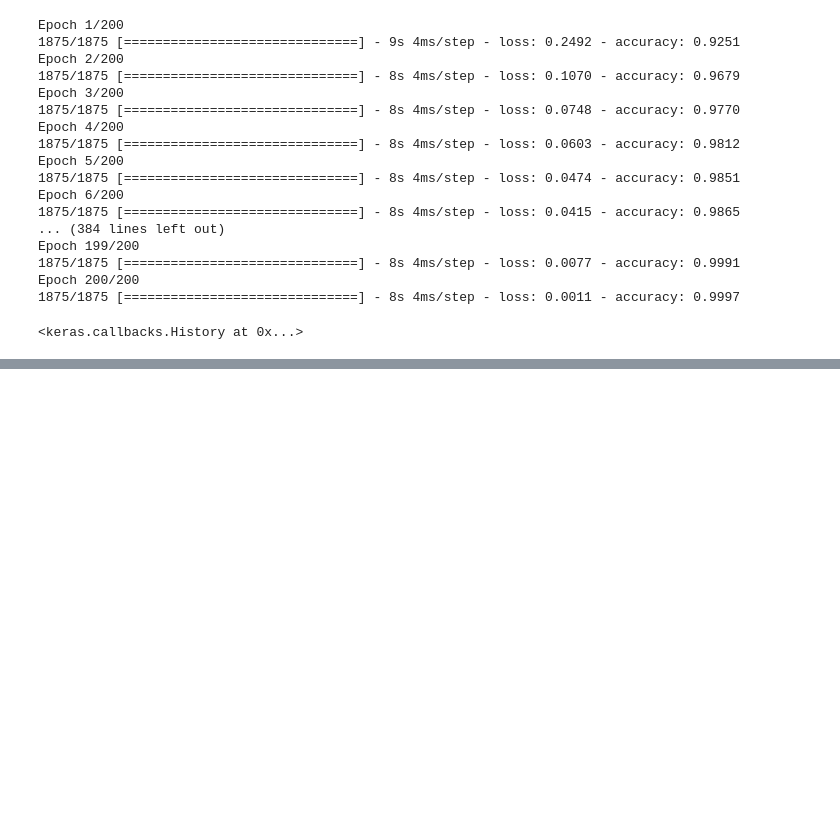
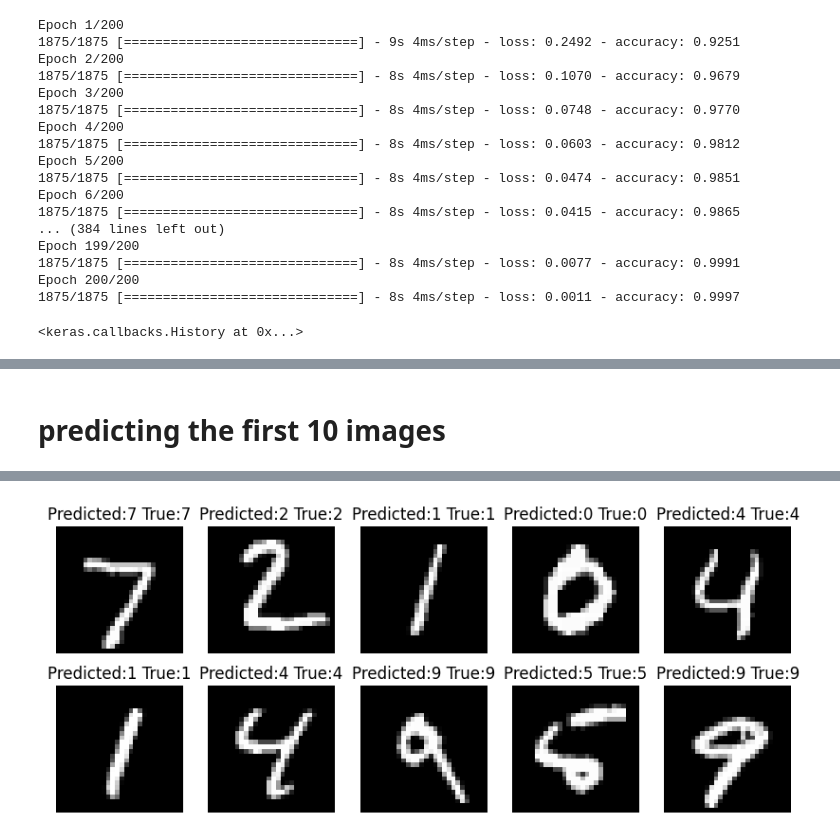
Before and after one commit to muhacolee4/AL-ML-Learning-path, a Jupyter notebook: MNIST/mnist.ipynb, the cells around one changed output, grey strips where cells are left out. Drawn from its saved outputs; the diff is of its cells as text; code cells hidden in the pictures; blank space fills up the shorter version.

```diff
--- a/MNIST/mnist.ipynb
+++ b/MNIST/mnist.ipynb
@@ -101,0 +116,22 @@ Epoch 200/200
+# %% [markdown]
+# predicting the first 10 images
+# %%
+#predicting the first 10
+
+import numpy as np
+
+# predict the labels for the first 10 images
+predictions = model.predict(x_test[:10])
+
+# convert the predictions from probabilities to class labels
+predicted_labels = np.argmax(predictions, axis=1)
+
+# display the predicted label, true label, and image for each image
+fig, axs = plt.subplots(2, 5, figsize=(10, 4))
+for i in range(10):
+    ax = axs[i//5, i%5]
+    ax.imshow(x_test[i], cmap='gray')
+    ax.axis('off')
+    ax.set_title('Predicted:{} True:{}'.format(predicted_labels[i], y_test[i]))
+plt.show()
+# %% [output]
@@ -101,0 +139 @@ Epoch 200/200
+[figure, added]
```
Also changed, not shown: parts of 5 cells of this notebook.
